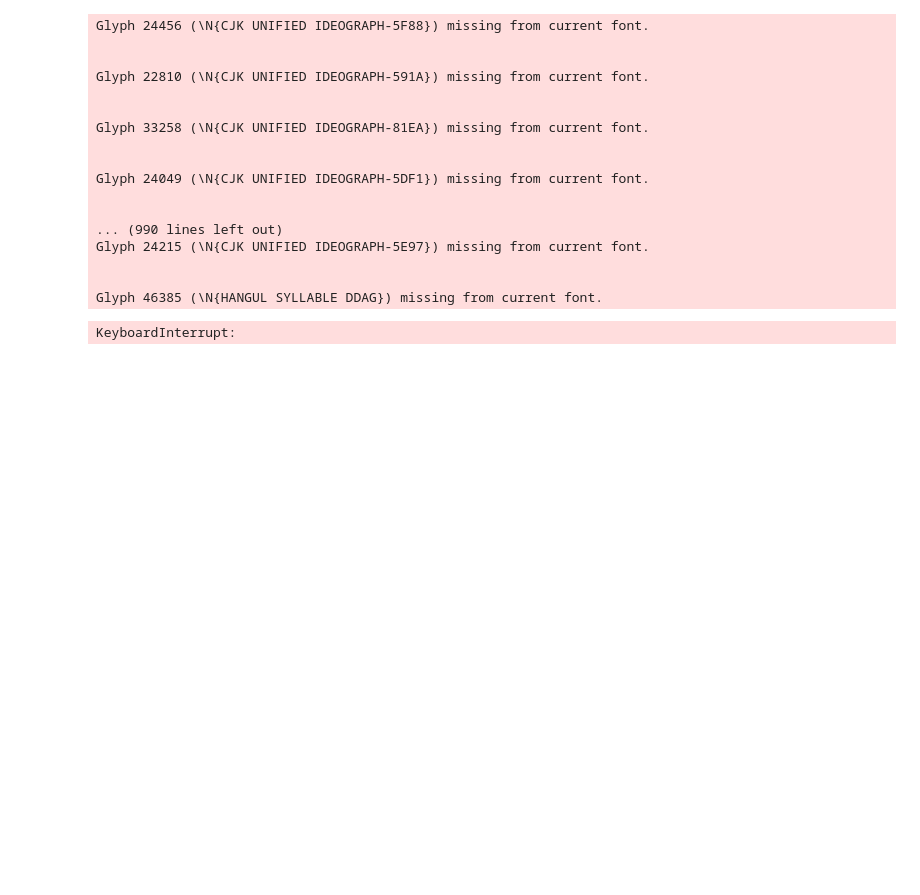
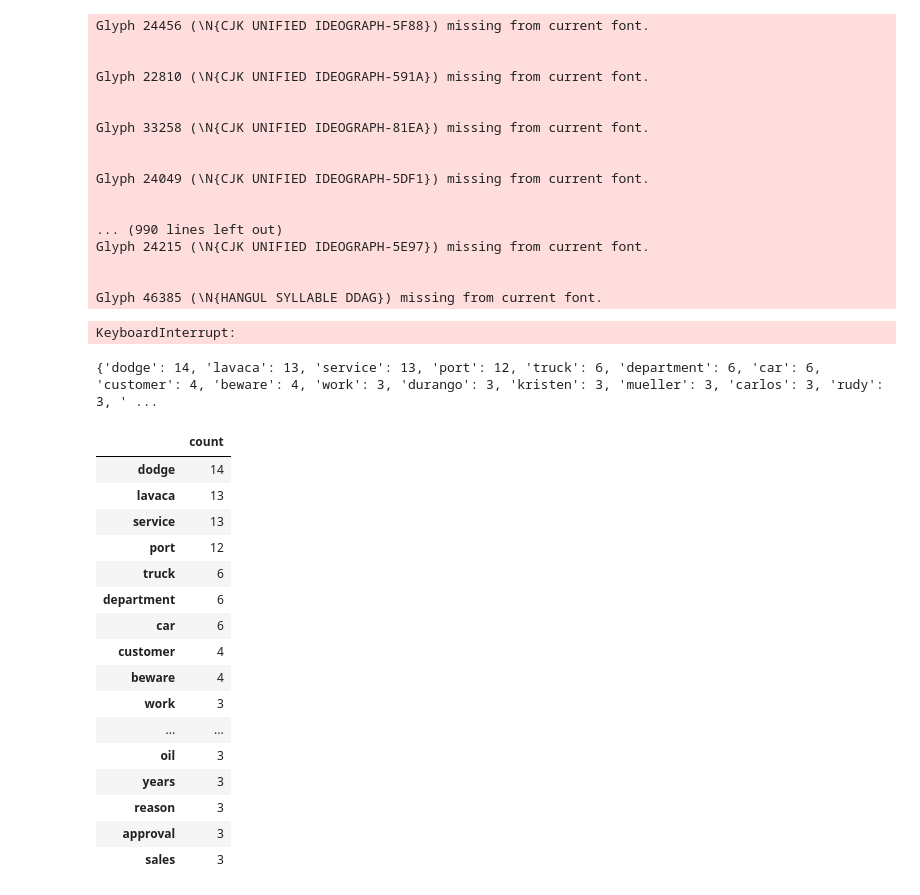
Before and after one commit to NunNunIT/IE212.O11.Group7, a Jupyter notebook: visualization/request.ipynb, the cells around one changed output. Drawn from its saved outputs; the diff is of its cells as text; code cells hidden in the pictures; blank space fills up the shorter version.

```diff
--- a/visualization/request.ipynb
+++ b/visualization/request.ipynb
@@ -736,3 +737,48 @@ Glyph 24215 (\N{CJK UNIFIED IDEOGRAPH-5E97}) missing from current font.
 
 Glyph 46385 (\N{HANGUL SYLLABLE DDAG}) missing from current font.
 KeyboardInterrupt:
+# %%
+import pickle
+
+with open('counter.pkl', 'rb') as file:
+    data = pickle.load(file)
+# %%
+import pickle
+
+# Load data from the pickle file
+with open('counter.pkl', 'rb') as file:
+    data = pickle.load(file)
+
+# Replace 'your_key_here' with the actual key you want to access
+your_key = '104231480695579463827'
+
+# Access the data for the specified key
+if your_key in data:
+    print(data[your_key]['positive'])
+else:
+    print(f"Key '{your_key}' not found in the dictionary.")
+# %% [output]
+{'dodge': 14, 'lavaca': 13, 'service': 13, 'port': 12, 'truck': 6, 'department': 6, 'car': 6, 'customer': 4, 'beware': 4, 'work': 3, 'durango': 3, 'kristen': 3, 'mueller': 3, 'carlos': 3, 'rudy': 3, ' ...
+# %%
+positive_data = data[your_key]['positive']
+vv = pd.DataFrame([positive_data]).transpose()
+vv = vv.rename(columns={0: 'count'})
+vv
+# %% [output]
+|  | count |
+| dodge | 14 |
+| lavaca | 13 |
+| service | 13 |
+| port | 12 |
+| truck | 6 |
+| department | 6 |
+| car | 6 |
+| customer | 4 |
+| beware | 4 |
+| work | 3 |
+| ... | ... |
+| oil | 3 |
+| years | 3 |
+| reason | 3 |
+| approval | 3 |
+| sales | 3 |
```
Also changed, not shown: parts of 4 cells of this notebook, 5 other files.
